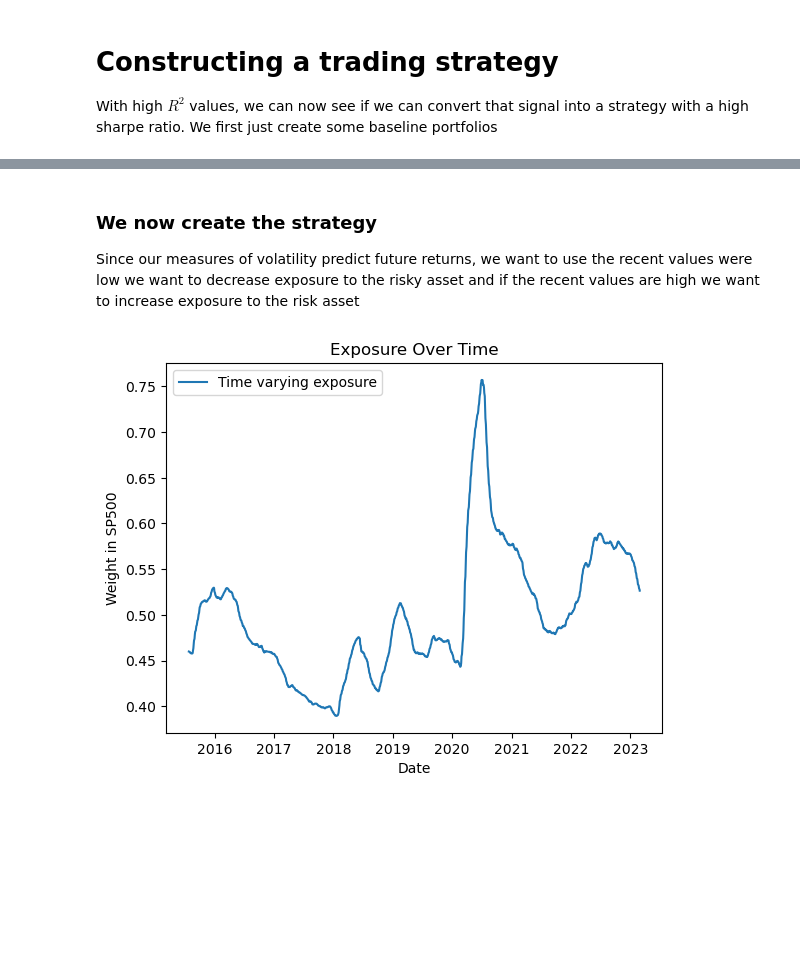
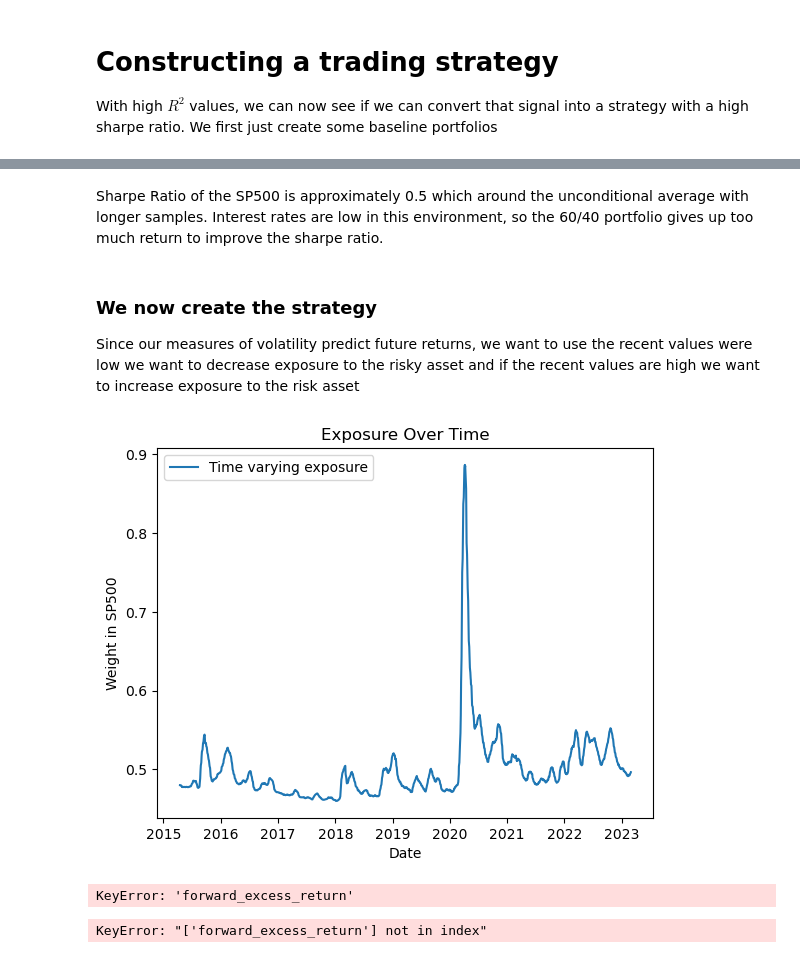
Before and after one commit to patjshultz/bs_two_IV, a Jupyter notebook: bs_two_sigma.ipynb, the cells around one changed output, grey strips where cells are left out. Saved outputs shown, nothing was run; the diff lists cells and outputs as text; code cells hidden in the pictures; blank space fills up the shorter version.

```diff
--- a/bs_two_sigma.ipynb
+++ b/bs_two_sigma.ipynb
@@ -475,5 +484,14 @@ plot_option_prices([underlying['date'].iloc[1]], options, underlying, risk_free_
 # %% [output]
 [figure]
 # %%
-nworkers =6
-result_df = compute_all_dates(options, underlying, risk_free_rate, nworkers)
+# Check if 'optim_results.csv' exists
+if os.path.isfile('optim_results.csv'):
+    # If the file exists, load it into a DataFrame
+    result_df = pd.read_csv('optim_results.csv')
+else:
+    # If the file doesn't exist, run the compute_all_dates function
+    nworkers = 6
+    # Assuming compute_all_dates is a predefined function and
+    # options, underlying, and risk_free_rate are defined
+    result_df = compute_all_dates(options, underlying, risk_free_rate, nworkers)
+    result_df.to_csv('optim_results.csv', encoding='utf-8', index=False)
@@ -486,0 +498,3 @@ plot_results(result_df)
+# %%
+result_df.rename(columns={'Date': 'date'}, inplace=True)
+result_df.head()
@@ -634,6 +655,6 @@ plt.show()
 # %%
 # Assume 'sigma_df' is the other DataFrame containing 'sigma_C' and 'sigma_P' with a 'date' column
-result_df['date'] = pd.to_datetime(result_df['Date'])
+result_df['date'] = pd.to_datetime(result_df['date'])
 result_df['diff'] = result_df['Optimized_sigma_C']-result_df['Optimized_sigma_P']
 
 # Calculate forward-looking excess returns
@@ -880,30 +941,55 @@ Sharpe Ratio for the Underlying: 0.48002736646322297
+# %% [markdown]
+Sharpe Ratio of the SP500 is approximately 0.5 which around the unconditional average with longer samples. Interest rates are low in this environment, so the 60/40 portfolio gives up too much return to improve the sharpe ratio.
 # %% [markdown]
 ### We now create the strategy
 Since our measures of volatility predict future returns, we want to use the recent values were low we want to decrease exposure to the risky asset and if the recent values are high we want to increase exposure to the risk asset
 # %%
 # Normalize sigma_C to get a scaling factor for exposure. The average sigma_C corresponds to 60% exposure.
-average_sigma_C = result_df['Optimized_sigma_P'].mean()
-result_df['exposure_factor'] = result_df['Optimized_sigma_P'].rolling(window=90).mean() / average_sigma_C
+average_sigma_C = (result_df['Optimized_sigma_P']**2).mean()
+result_df['exposure_factor'] = (result_df['Optimized_sigma_P']**2).rolling(window=21).mean() / average_sigma_C
 
 min_exposure, max_exposure = 0.0, 1.0  # 50% to 100% in the underlying
 # Adjust the baseline to 0.75 for 75% average exposure to the underlying
 # The exposure factor adjusts the exposure around this new average.
 # If exposure_factor is 1 (no change), exposure will be 0.75.
 # The formula will need to be adjusted if exposure_factor has a different scale or interpretation.
-result_df['adjusted_exposure'] = w1 + (result_df['exposure_factor'] - 1) *model1.params['Optimized_sigma_C']
+result_df['adjusted_exposure'] = w1 + (result_df['exposure_factor'] - 1) *0.05
 result_df['adjusted_exposure'] = result_df['adjusted_exposure'].clip(min_exposure, max_exposure)
 
 # plot exposure
 plt.plot(result_df['date'], result_df['adjusted_exposure'], label='Time varying exposure')
 
 
 # Adding titles and labels
 plt.title('Exposure Over Time')
 plt.xlabel('Date')
 plt.ylabel('Weight in SP500')
 plt.legend()  # Show the legend
 
 # Show the plot
 plt.show()
+
+# plot exposure
+plt.plot(merged_df['date'], merged_df['forward_excess_return'], label='Forward Excess Return', color='red', linewidth=2)
+
+
+# Adding titles and labels
+plt.title('Future excess returns')
+plt.xlabel('Date')
+plt.ylabel('%')
+plt.legend()  # Show the legend
+
+# Show the plot
+plt.show()
 # %% [output]
-[figure, old version]
+[figure, new version]
+KeyError: 'forward_excess_return'
+# %%
+# Create new DataFrames df1 and df2 with the necessary columns including the new 'date' column
+df1 = result_df[['date', 'exposure_factor', 'adjusted_exposure']]
+df2 = merged_df[['date', 'forward_excess_return']]
+
+# Merge df1 and df2 on 'date' column using an inner join
+exposure_xr_df = pd.merge(df1, df2, on='date', how='inner')
+# %% [output]
+KeyError: "['forward_excess_return'] not in index"
```
Also changed, not shown: parts of 27 cells of this notebook, 2 other files.
